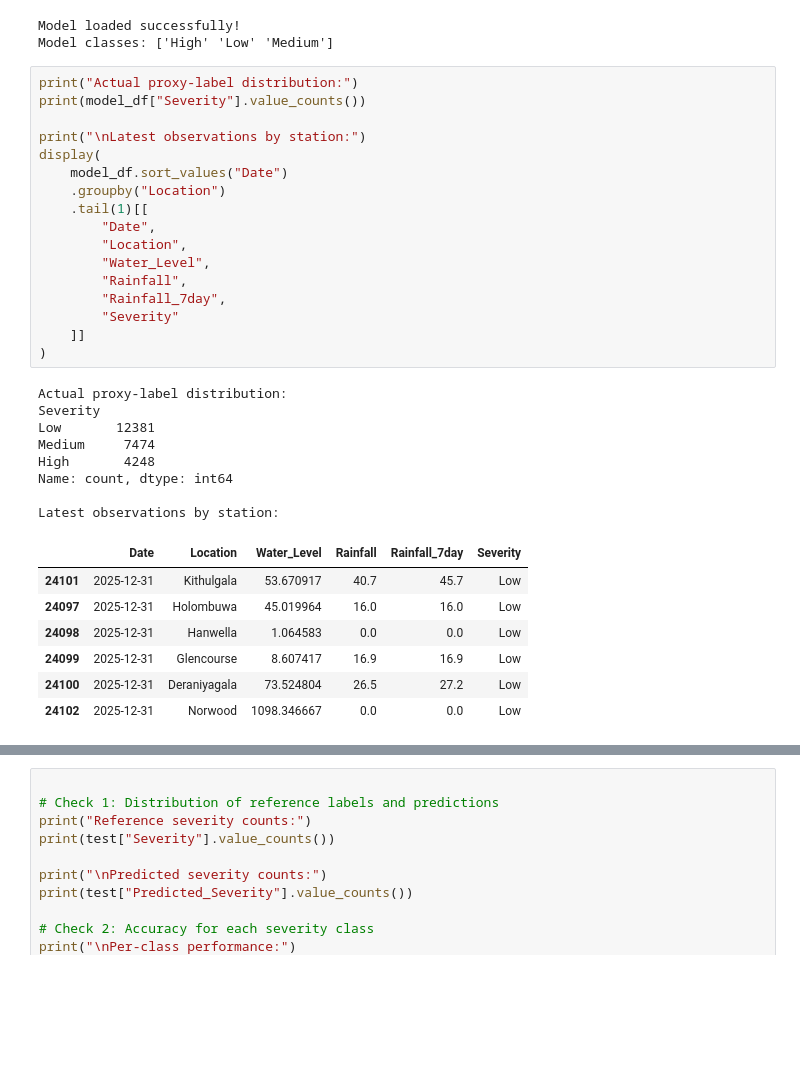
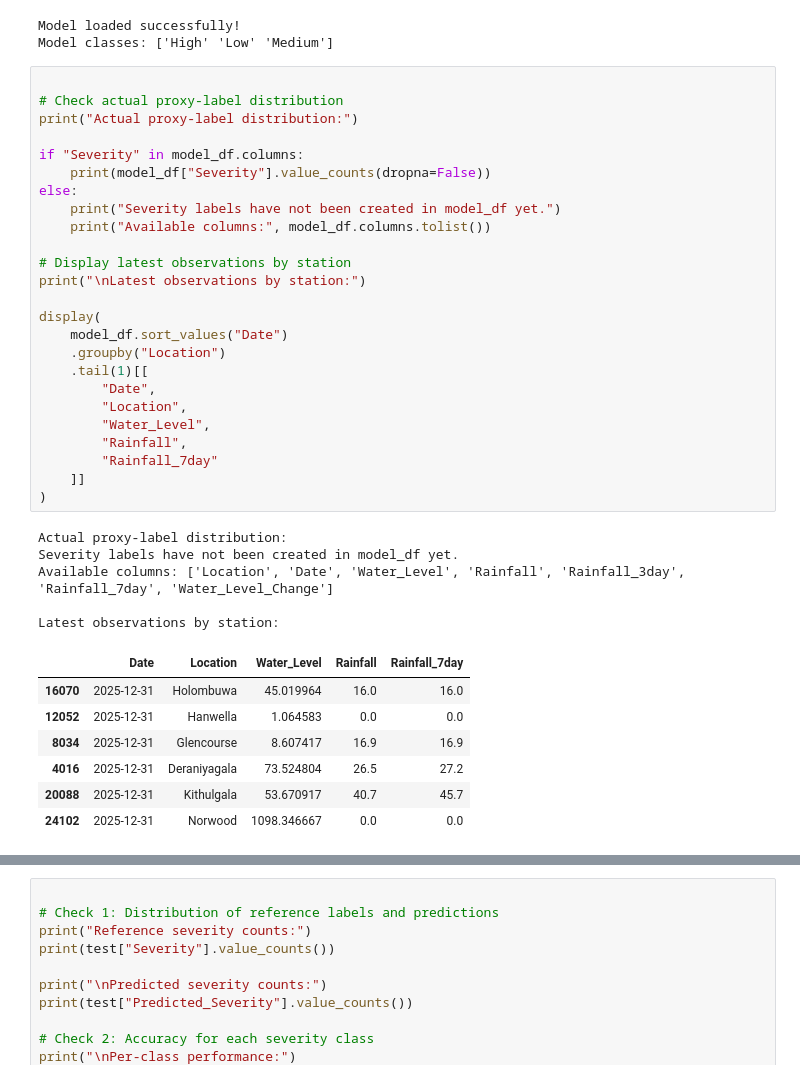
Before and after one commit to amasha-sinhalagoda/J26-IT-334, a Jupyter notebook: notebooks/kelani_flood_severity_assessment_model.ipynb, the cells around one changed output, grey strips where cells are left out. Drawn from its saved outputs; the diff is of its cells as text; blank space fills up the shorter version.

```diff
--- a/notebooks/kelani_flood_severity_assessment_model.ipynb
+++ b/notebooks/kelani_flood_severity_assessment_model.ipynb
@@ -552,36 +552,41 @@ print("Model classes:", loaded_model.named_steps["classifier"].classes_)
 Model loaded successfully!
 Model classes: ['High' 'Low' 'Medium']
 # %%
+
+# Check actual proxy-label distribution
 print("Actual proxy-label distribution:")
-print(model_df["Severity"].value_counts())
 
+if "Severity" in model_df.columns:
+    print(model_df["Severity"].value_counts(dropna=False))
+else:
+    print("Severity labels have not been created in model_df yet.")
+    print("Available columns:", model_df.columns.tolist())
+
+# Display latest observations by station
 print("\nLatest observations by station:")
+
 display(
     model_df.sort_values("Date")
     .groupby("Location")
     .tail(1)[[
         "Date",
         "Location",
         "Water_Level",
         "Rainfall",
-        "Rainfall_7day",
-        "Severity"
+        "Rainfall_7day"
     ]]
 )
 # %% [output]
 Actual proxy-label distribution:
-Severity
-Low       12381
-Medium     7474
-High       4248
-Name: count, dtype: int64
+Severity labels have not been created in model_df yet.
+Available columns: ['Location', 'Date', 'Water_Level', 'Rainfall', 'Rainfall_3day', 'Rainfall_7day', 'Water_Level_Change']
 
 Latest observations by station:
-|  | Date | Location | Water_Level | Rainfall | Rainfall_7day | Severity |
-| 24101 | 2025-12-31 | Kithulgala | 53.670917 | 40.7 | 45.7 | Low |
-| 24097 | 2025-12-31 | Holombuwa | 45.019964 | 16.0 | 16.0 | Low |
-| 24098 | 2025-12-31 | Hanwella | 1.064583 | 0.0 | 0.0 | Low |
-| 24099 | 2025-12-31 | Glencourse | 8.607417 | 16.9 | 16.9 | Low |
-| 24100 | 2025-12-31 | Deraniyagala | 73.524804 | 26.5 | 27.2 | Low |
-| 24102 | 2025-12-31 | Norwood | 1098.346667 | 0.0 | 0.0 | Low |
+|  | Date | Location | Water_Level | Rainfall | Rainfall_7day |
+| 16070 | 2025-12-31 | Holombuwa | 45.019964 | 16.0 | 16.0 |
+| 12052 | 2025-12-31 | Hanwella | 1.064583 | 0.0 | 0.0 |
+| 8034 | 2025-12-31 | Glencourse | 8.607417 | 16.9 | 16.9 |
+| 4016 | 2025-12-31 | Deraniyagala | 73.524804 | 26.5 | 27.2 |
+| 20088 | 2025-12-31 | Kithulgala | 53.670917 | 40.7 | 45.7 |
+| 24102 | 2025-12-31 | Norwood | 1098.346667 | 0.0 | 0.0 |
 # %%
```
Also changed, not shown: parts of 1 cell of this notebook.
